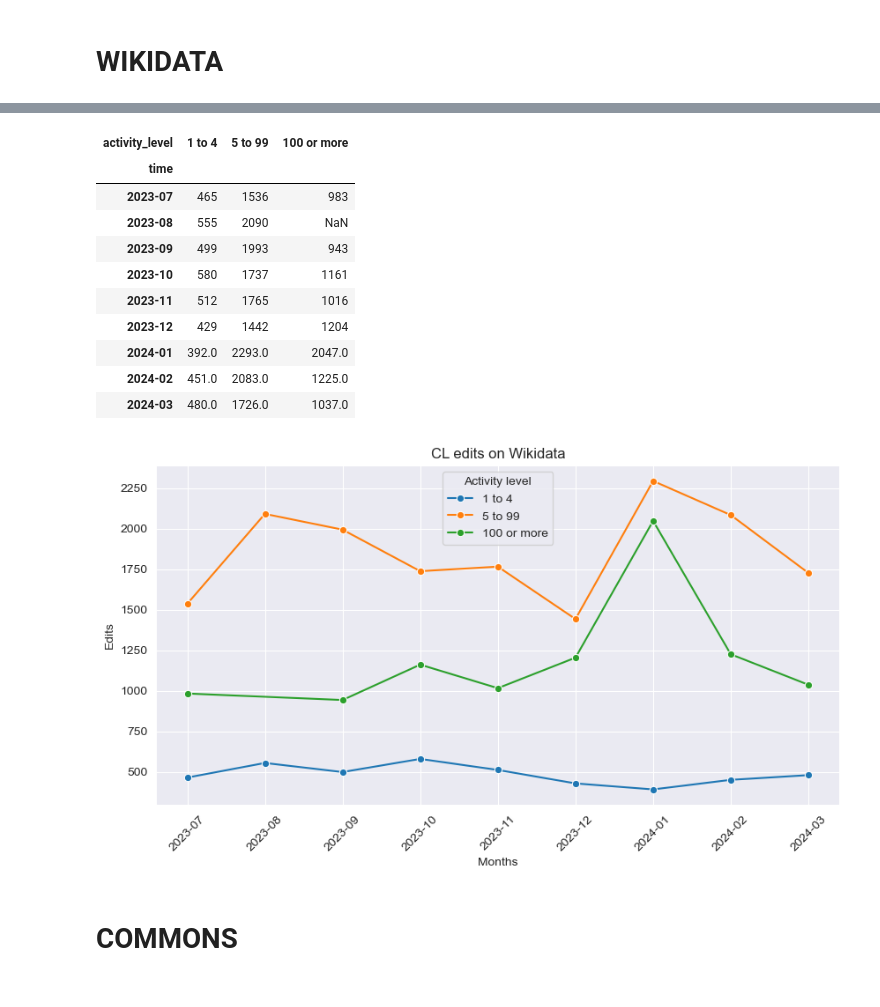
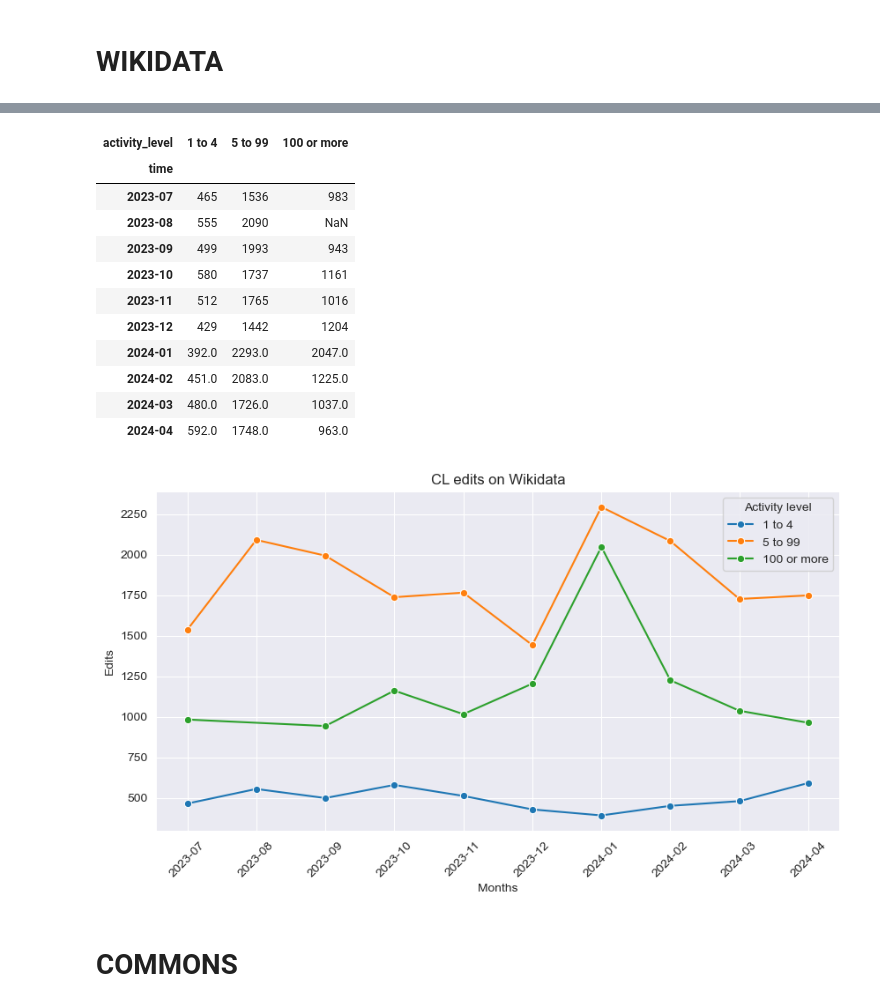
Before and after one commit to Soylacarli/Geoeditors, a Jupyter notebook: geoeditors_monthly.ipynb, the cells around one changed output, grey strips where cells are left out. Drawn from its saved outputs; the diff is of its cells as text; code cells hidden in the pictures.

Commit message:
Updated
Description for country

```diff
--- a/geoeditors_monthly.ipynb
+++ b/geoeditors_monthly.ipynb
@@ -52,6 +52,7 @@ Here you change "CL" from your own Country code
 # %%
 
 #get dataframe for all the weeks
+country = "CL"
 
 for i in date_list:
 	try:
@@ -59,7 +60,7 @@ for i in date_list:
 		url = get_url(ds, type="monthly")
 		#print(url)
 		df = pd.read_csv(url, delimiter='\t', names=cols, on_bad_lines='warn')
-		filtered_df = df[df["country_code"] == "CL"]                                                                  #CL filter
+		filtered_df = df[df["country_code"] == country]                                                                  #CL filter
 		masterdf = pd.concat([masterdf, filtered_df], axis=0, ignore_index=True)                                #Create the master dataframe
 	except:
 		pass
@@ -227,23 +231,24 @@ wikidata_edits
 | 2024-01 | 392.0 | 2293.0 | 2047.0 |
 | 2024-02 | 451.0 | 2083.0 | 1225.0 |
 | 2024-03 | 480.0 | 1726.0 | 1037.0 |
+| 2024-04 | 592.0 | 1748.0 | 963.0 |
 # %%
 wikidata['edits'] = pd.to_numeric(wikidata['edits'], errors='coerce')
 
 sns.set_style("darkgrid")
 plt.figure(figsize=(10, 5))
 for level in user_level:
     subset = wikidata[wikidata.activity_level == level]
     sns.lineplot(data=subset, x="time", y="edits", label=level, marker="o")
 
 plt.xticks(rotation=45)
 plt.xlabel('Months')
 plt.ylabel('Edits')
-plt.title('CL edits on Wikidata')
+plt.title(f"{country} edits on Wikidata")
 plt.legend(title='Activity level')
 plt.show()
 # %% [output]
-[figure, old version]
+[figure, new version]
 # %% [markdown]
 # COMMONS
 # %%
```
Also changed, not shown: parts of 16 cells of this notebook, 1 other file.
